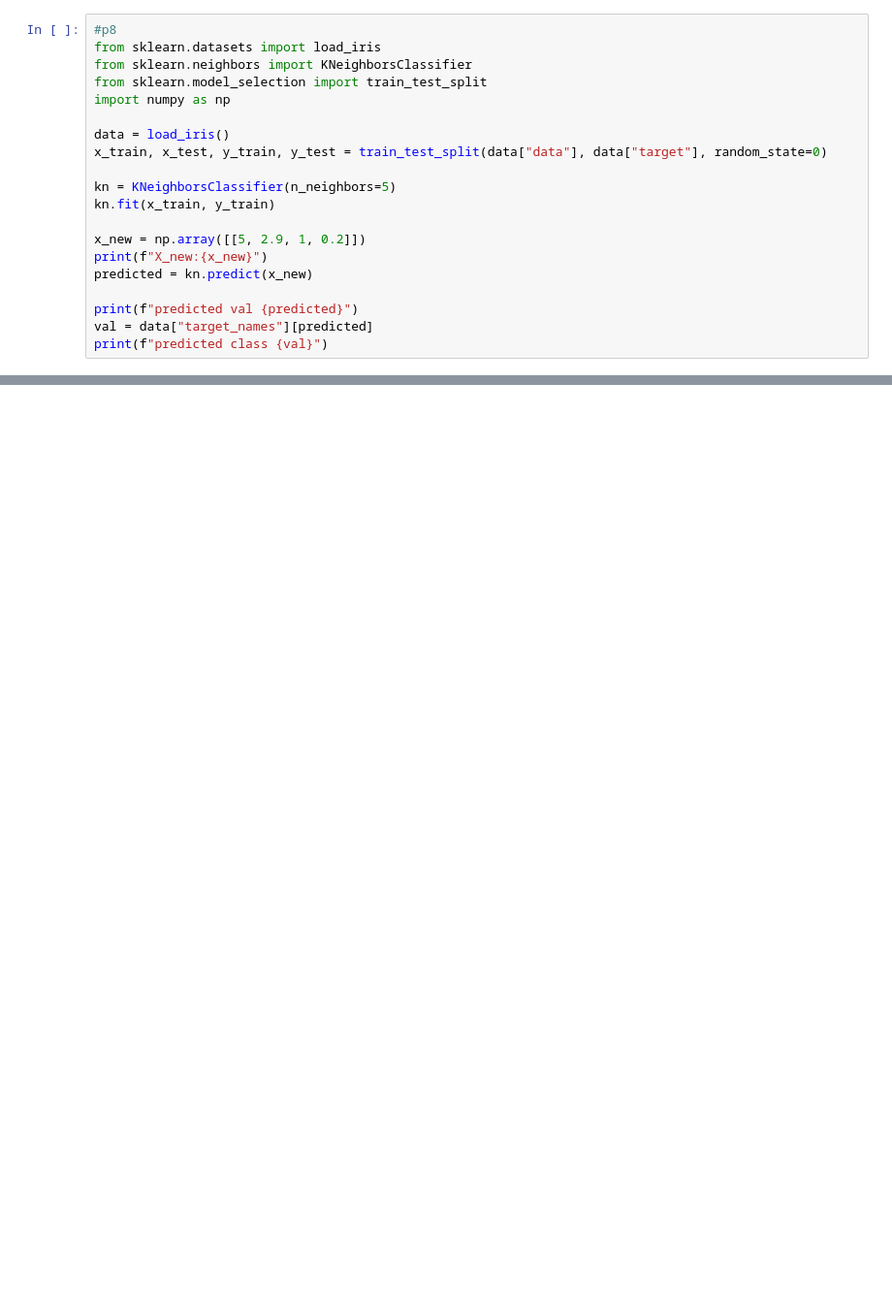
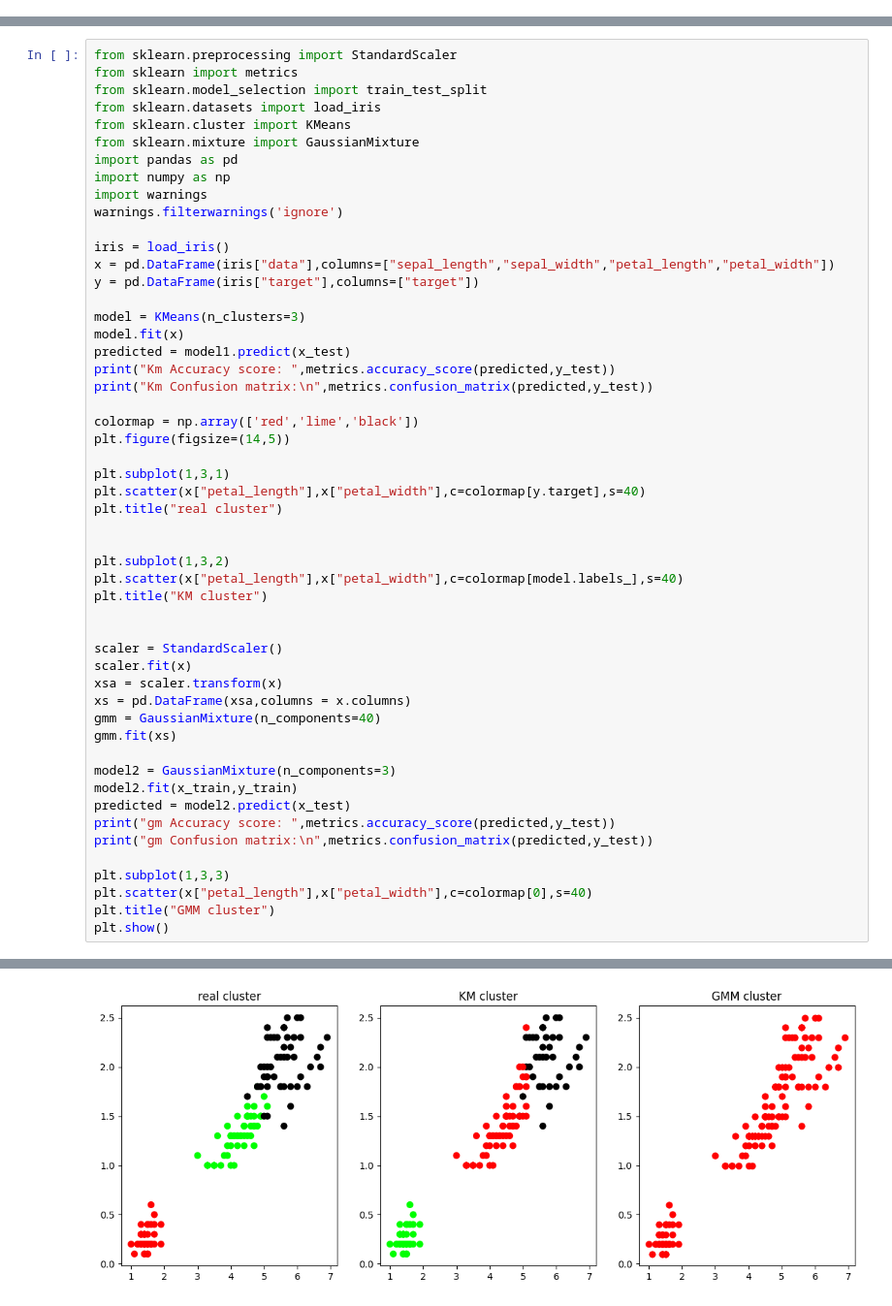
Before and after one commit to MsHegde-code/sem7, a Jupyter notebook: practiceNotebook.ipynb, the cells around one changed output, grey strips where cells are left out. Shown: that part at 97% size. Saved outputs shown, nothing was run; the diff lists cells and outputs as text; blank space fills up the shorter version.

```diff
--- a/practiceNotebook.ipynb
+++ b/practiceNotebook.ipynb
@@ -67,20 +0,0 @@ The tree structure
-# %%
-#p8
-from sklearn.datasets import load_iris
-from sklearn.neighbors import KNeighborsClassifier
-from sklearn.model_selection import train_test_split
-import numpy as np
-
-data = load_iris()
-x_train, x_test, y_train, y_test = train_test_split(data["data"], data["target"], random_state=0)
-
-kn = KNeighborsClassifier(n_neighbors=5)
-kn.fit(x_train, y_train)
-
-x_new = np.array([[5, 2.9, 1, 0.2]])
-print(f"X_new:{x_new}")
-predicted = kn.predict(x_new)
-
-print(f"predicted val {predicted}")
-val = data["target_names"][predicted]
-print(f"predicted class {val}")
@@ -90,0 +134,53 @@ predicted class ['setosa']
+# %%
+from sklearn.preprocessing import StandardScaler
+from sklearn import metrics
+from sklearn.model_selection import train_test_split
+from sklearn.datasets import load_iris
+from sklearn.cluster import KMeans
+from sklearn.mixture import GaussianMixture
+import pandas as pd
+import numpy as np
+import warnings
+warnings.filterwarnings('ignore')
+
+iris = load_iris()
+x = pd.DataFrame(iris["data"],columns=["sepal_length","sepal_width","petal_length","petal_width"])
+y = pd.DataFrame(iris["target"],columns=["target"])
+
+model = KMeans(n_clusters=3)
+model.fit(x)
+predicted = model1.predict(x_test)
+print("Km Accuracy score: ",metrics.accuracy_score(predicted,y_test))
+print("Km Confusion matrix:\n",metrics.confusion_matrix(predicted,y_test))
+
+colormap = np.array(['red','lime','black'])
+plt.figure(figsize=(14,5))
+
+plt.subplot(1,3,1)
+plt.scatter(x["petal_length"],x["petal_width"],c=colormap[y.target],s=40)
+plt.title("real cluster")
+
+
+plt.subplot(1,3,2)
+plt.scatter(x["petal_length"],x["petal_width"],c=colormap[model.labels_],s=40)
+plt.title("KM cluster")
+
+
+scaler = StandardScaler()
+scaler.fit(x)
+xsa = scaler.transform(x)
+xs = pd.DataFrame(xsa,columns = x.columns)
+gmm = GaussianMixture(n_components=40)
+gmm.fit(xs)
+
+model2 = GaussianMixture(n_components=3)
+model2.fit(x_train,y_train)
+predicted = model2.predict(x_test)
+print("gm Accuracy score: ",metrics.accuracy_score(predicted,y_test))
+print("gm Confusion matrix:\n",metrics.confusion_matrix(predicted,y_test))
+
+plt.subplot(1,3,3)
+plt.scatter(x["petal_length"],x["petal_width"],c=colormap[0],s=40)
+plt.title("GMM cluster")
+plt.show()
+# %% [output]
@@ -90,0 +197 @@ predicted class ['setosa']
+[figure, added]
```
Also changed, not shown: parts of 8 cells of this notebook, 5 other files.
